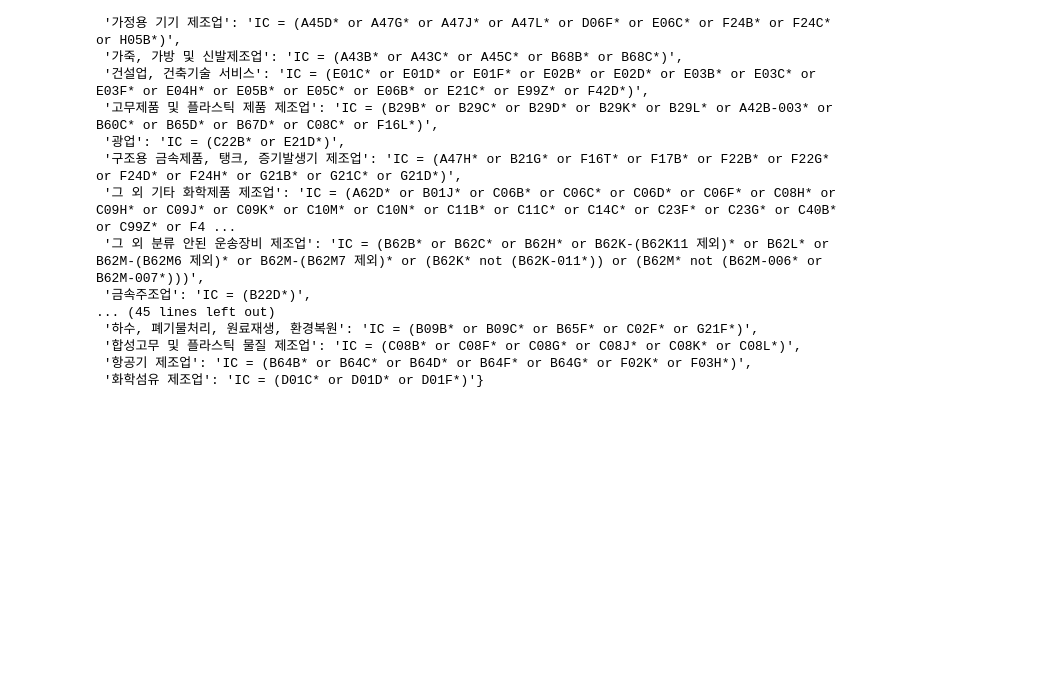
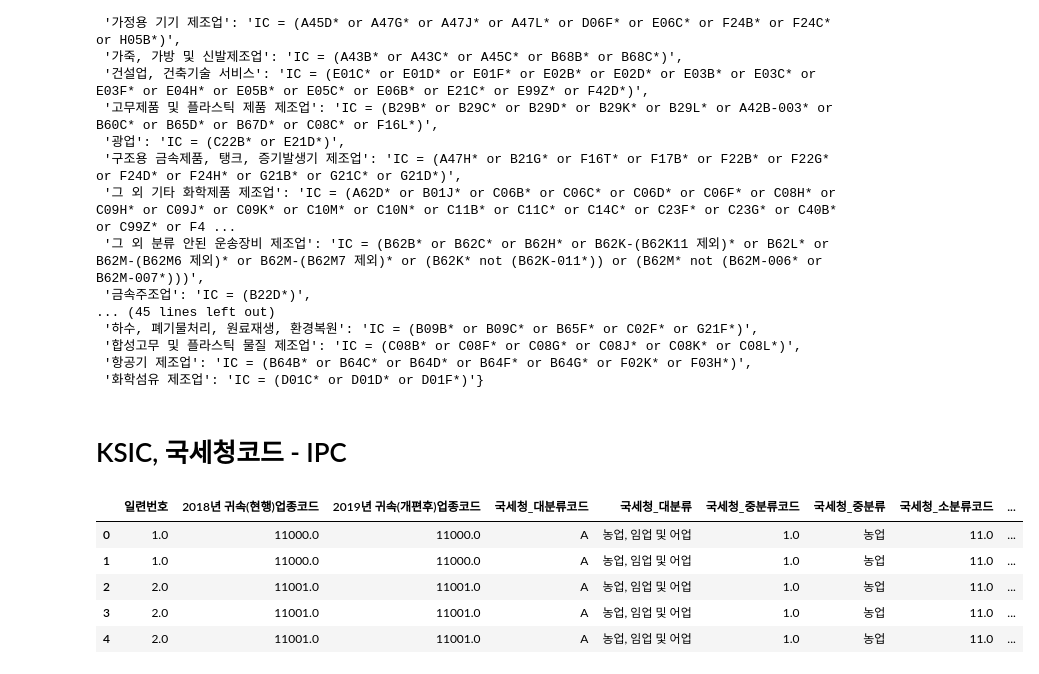
Before and after one commit to patent-analysis-compa/KSIC_IPC, a Jupyter notebook: KSIC_IPC연계.ipynb, the cells around one changed output. Cells and saved outputs as stored; diff of their text form; code cells hidden in the pictures; blank space fills up the shorter version.

```diff
--- a/KSIC_IPC연계.ipynb
+++ b/KSIC_IPC연계.ipynb
@@ -105,3 +198,5 @@ queries
  '합성고무 및 플라스틱 물질 제조업': 'IC = (C08B* or C08F* or C08G* or C08J* or C08K* or C08L*)',
  '항공기 제조업': 'IC = (B64B* or B64C* or B64D* or B64F* or B64G* or F02K* or F03H*)',
  '화학섬유 제조업': 'IC = (D01C* or D01D* or D01F*)'}
+# %% [markdown]
+# KSIC, 국세청코드 - IPC
@@ -107,0 +207,9 @@ queries
+# %%
+concordance.head()
+# %% [output]
+|  | 일련번호 | 2018년 귀속(현행)업종코드 | 2019년 귀속(개편후)업종코드 | 국세청_대분류코드 | 국세청_대분류 | 국세청_중분류코드 | 국세청_중분류 | 국세청_소분류코드 | ... |
+| 0 | 1.0 | 11000.0 | 11000.0 | A | 농업, 임업 및 어업 | 1.0 | 농업 | 11.0 | ... |
+| 1 | 1.0 | 11000.0 | 11000.0 | A | 농업, 임업 및 어업 | 1.0 | 농업 | 11.0 | ... |
+| 2 | 2.0 | 11001.0 | 11001.0 | A | 농업, 임업 및 어업 | 1.0 | 농업 | 11.0 | ... |
+| 3 | 2.0 | 11001.0 | 11001.0 | A | 농업, 임업 및 어업 | 1.0 | 농업 | 11.0 | ... |
+| 4 | 2.0 | 11001.0 | 11001.0 | A | 농업, 임업 및 어업 | 1.0 | 농업 | 11.0 | ... |
```
Also changed, not shown: parts of 40 cells of this notebook.
